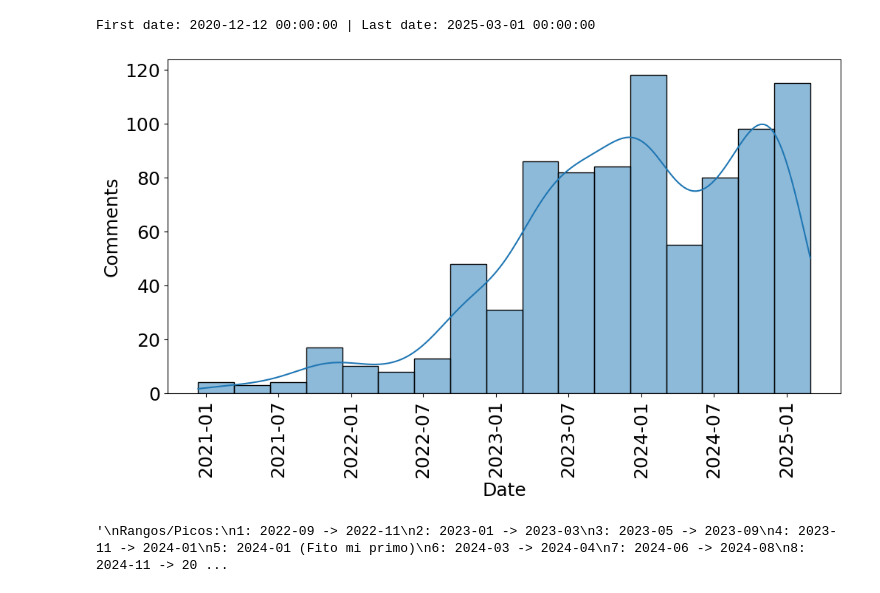
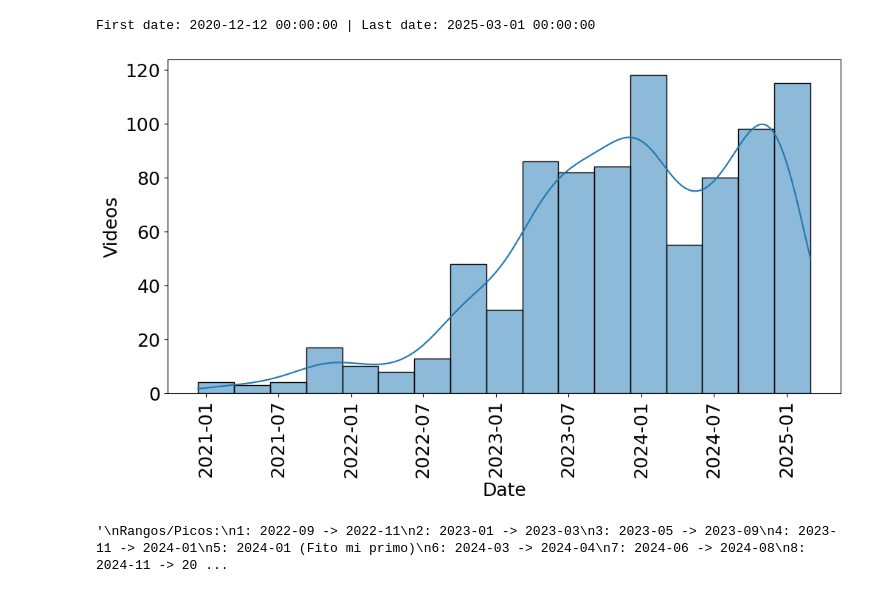
Before and after one commit to enmanuelmag/ID-v3-Scrapper, a Jupyter notebook: notebooks/Data.ipynb, the cells around one changed output. Saved outputs shown, nothing was run; the diff lists cells and outputs as text; code cells hidden in the pictures.

Commit message:
Add new plots

```diff
--- a/notebooks/Data.ipynb
+++ b/notebooks/Data.ipynb
@@ -36,15 +55,15 @@ stop_words.add("|")
 # %%
 # plot gauss distribution of dates
 sns.histplot(df_tk["date_parsed"], kde=True)
 plt.tight_layout()
 plt.gcf().set_size_inches(12, 6)
 plt.xlabel("Date")
-plt.ylabel("Comments")
+plt.ylabel("Videos")
 plt.xticks(rotation=90)
 # rotate x labels
 plt.savefig("../imgs/tik_tok_dates.png", dpi=300)
 # %% [output]
-[figure, old version]
+[figure, new version]
 # %%
 df_tk["month-year"] = df_tk["date_parsed"].dt.to_period("M")
 df_group_month = (
```
Also changed, not shown: parts of 3 cells of this notebook, 12 other files.
